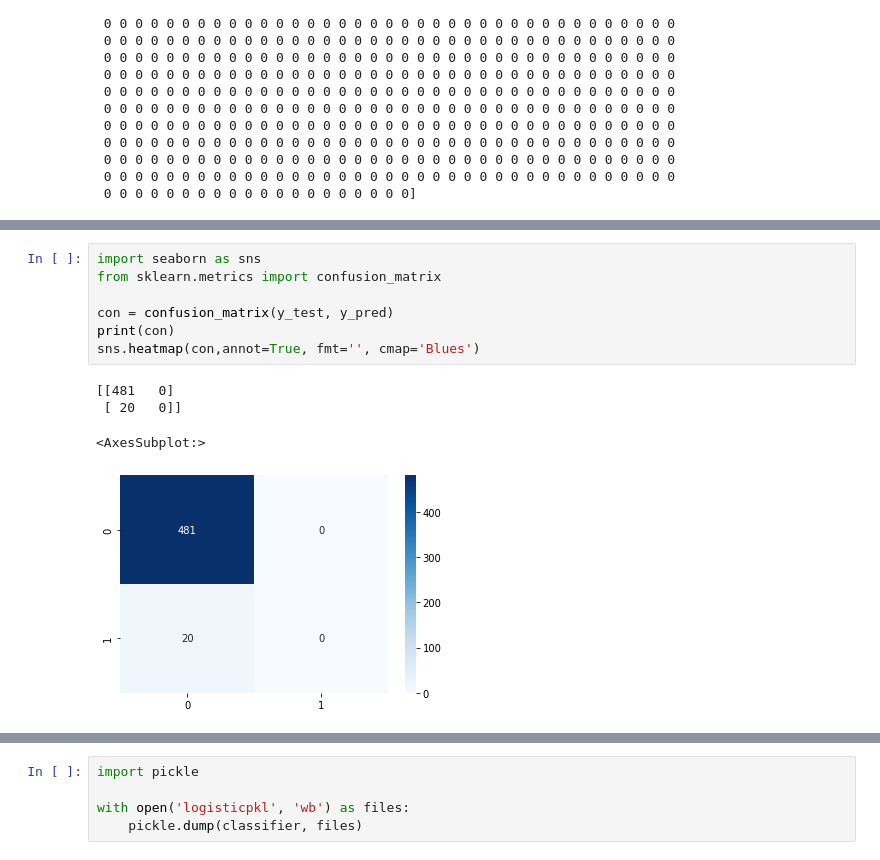
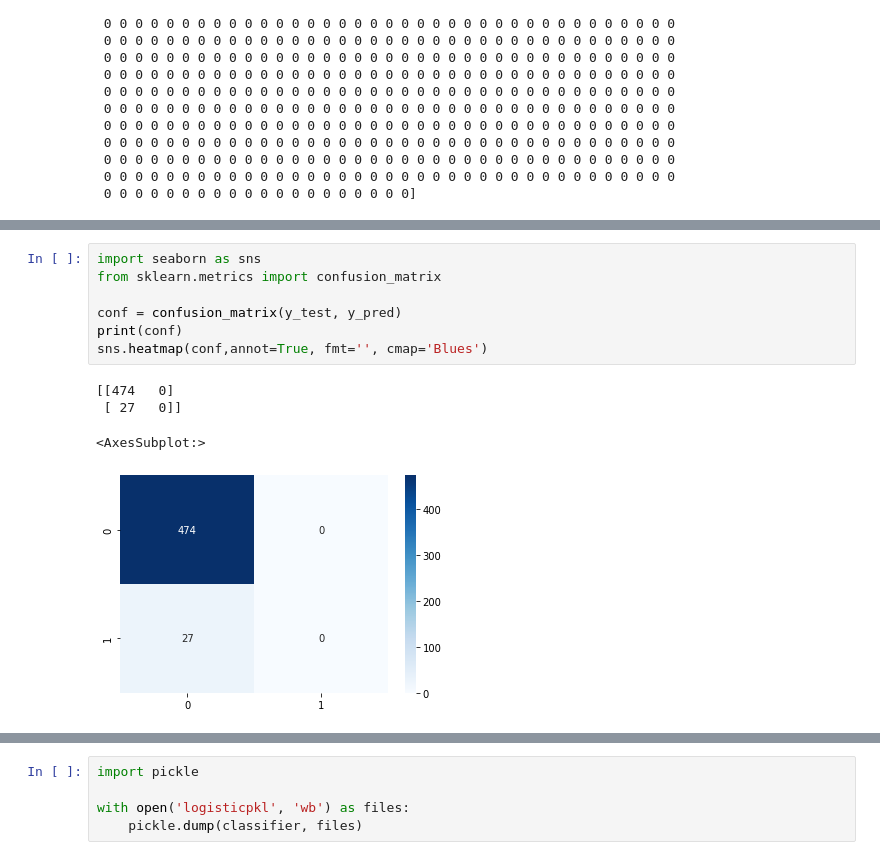
Before and after one commit to hemangi-kore-dax/Training, a Jupyter notebook: Data Science/Machine_Learning/Machine_Learning.ipynb, the cells around one changed output, grey strips where cells are left out. Saved outputs shown, nothing was run; the diff lists cells and outputs as text.

```diff
--- a/Data Science/Machine_Learning/Machine_Learning.ipynb
+++ b/Data Science/Machine_Learning/Machine_Learning.ipynb
@@ -160,12 +167,12 @@ Accuracy :  96.00798403193613
 # %%
 import seaborn as sns
 from sklearn.metrics import confusion_matrix
 
-con = confusion_matrix(y_test, y_pred)
-print(con)
-sns.heatmap(con,annot=True, fmt='', cmap='Blues')
+conf = confusion_matrix(y_test, y_pred)
+print(conf)
+sns.heatmap(conf,annot=True, fmt='', cmap='Blues')
 # %% [output]
-[[481   0]
- [ 20   0]]
+[[474   0]
+ [ 27   0]]
 <AxesSubplot:>
-[figure, old version]
+[figure, new version]
```
Also changed, not shown: parts of 22 cells of this notebook, 2 other files.
